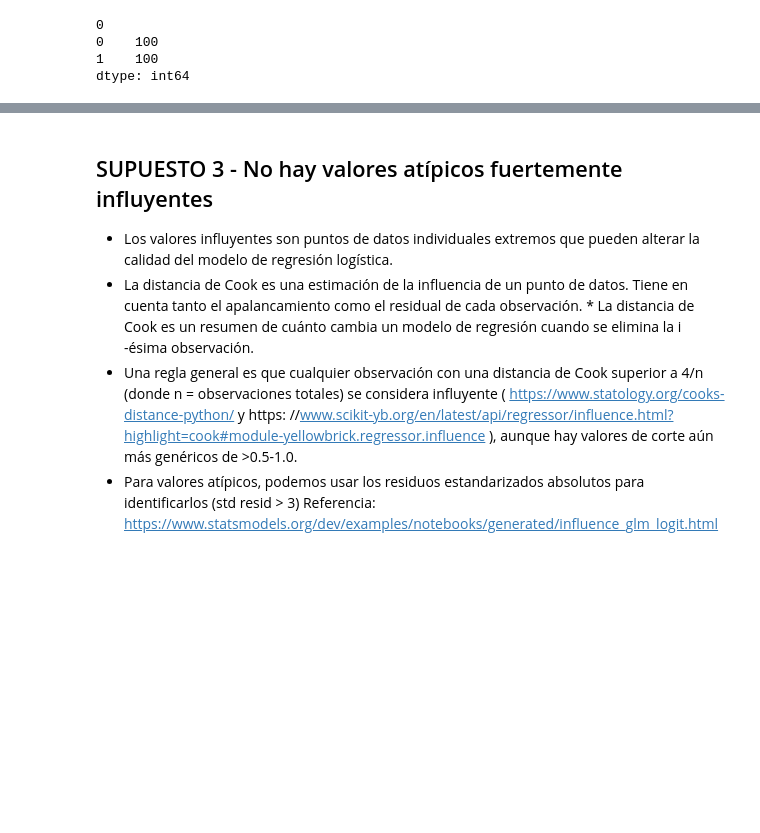
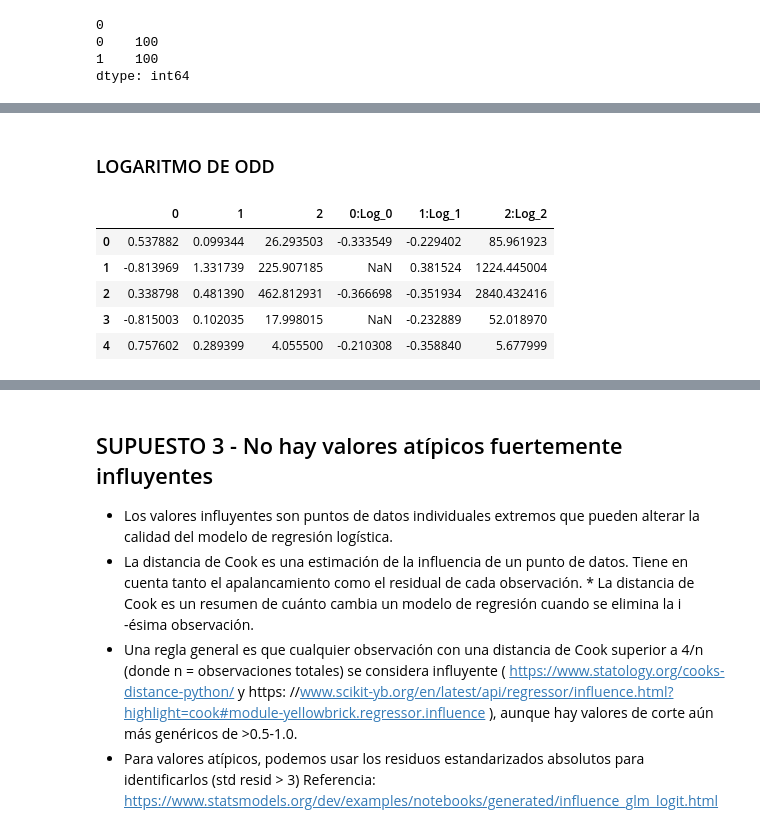
Before and after one commit to octagomez/TP_MARZO2022_REGRESION_LOGISTICA, a Jupyter notebook: Matrices_200_Ejercicio_TP_MARZO_NARCI_.ipynb, the cells around one changed output, grey strips where cells are left out. Drawn from its saved outputs; the diff is of its cells as text; code cells hidden in the pictures; blank space fills up the shorter version.

```diff
--- a/Matrices_200_Ejercicio_TP_MARZO_NARCI_.ipynb
+++ b/Matrices_200_Ejercicio_TP_MARZO_NARCI_.ipynb
@@ -249,3 +274,26 @@ linealidad en el supuesto logit cuando se realiza una regresión logística.
 * **Comprueba si la transformada logit es una función lineal del predictor, agregando efectivamente la transformada no lineal del predictor original como un término de interacción para probar si esta adición no mejoró la predicción.**
 * Un valor **p estadísticamente significativo** del término de interacción en la transformación de Box-Tidwell **significa que se viola la suposición de linealidad**
 * **Si se encuentra que una variable no es lineal**, podemos resolverla incorporando términos polinómicos de orden superior para esa variable en el análisis de regresión para capturar la no linealidad (por ejemplo, x^2). **Otra solución a este problema es la categorización de las variables independientes. Eso es transformar variables métricas a nivel ordinal y luego incluirlas en el modelo.**
+# %% [markdown]
+### LOGARITMO DE ODD
+# %%
+# VAMOS A CONVERTIR LA MATRIZ DE NP a UN DF
+df = pd.DataFrame(XU_s)
+
+# CREAMOS UNA COPIA DEL DF ORIGINAL PARA NO ALTERAR EL ORIGINAL
+df_lt = df.copy()  # lt = logit transform
+
+# Add logit transform interaction terms (natural log) for continuous variables e.g. Age * Log(Age)
+for var in df_lt.columns:
+    df_lt[f'{var}:Log_{var}'] = df_lt[var].apply(lambda x: x * np.log(x)) #np.log = natural log
+
+df_lt.head()
+# ESTA FUNCION GENERA COLUMNAS NUEVAS POR CADA UNA DE LAS VARIABLES SU LOGARITMO DE OD PARA PODER VER SU LINEALIDAD
+# DEBE SER LINEAL LA VARIABLE DE INTERES (INDEPENDIENTE) CON RESPECTO A SU LOGARITMO DE ODD ( se calcula la variable * logaritmo de si mismo)
+# %% [output]
+|  | 0 | 1 | 2 | 0:Log_0 | 1:Log_1 | 2:Log_2 |
+| 0 | 0.537882 | 0.099344 | 26.293503 | -0.333549 | -0.229402 | 85.961923 |
+| 1 | -0.813969 | 1.331739 | 225.907185 | NaN | 0.381524 | 1224.445004 |
+| 2 | 0.338798 | 0.481390 | 462.812931 | -0.366698 | -0.351934 | 2840.432416 |
+| 3 | -0.815003 | 0.102035 | 17.998015 | NaN | -0.232889 | 52.018970 |
+| 4 | 0.757602 | 0.289399 | 4.055500 | -0.210308 | -0.358840 | 5.677999 |
```
Also changed, not shown: parts of 16 cells of this notebook.
